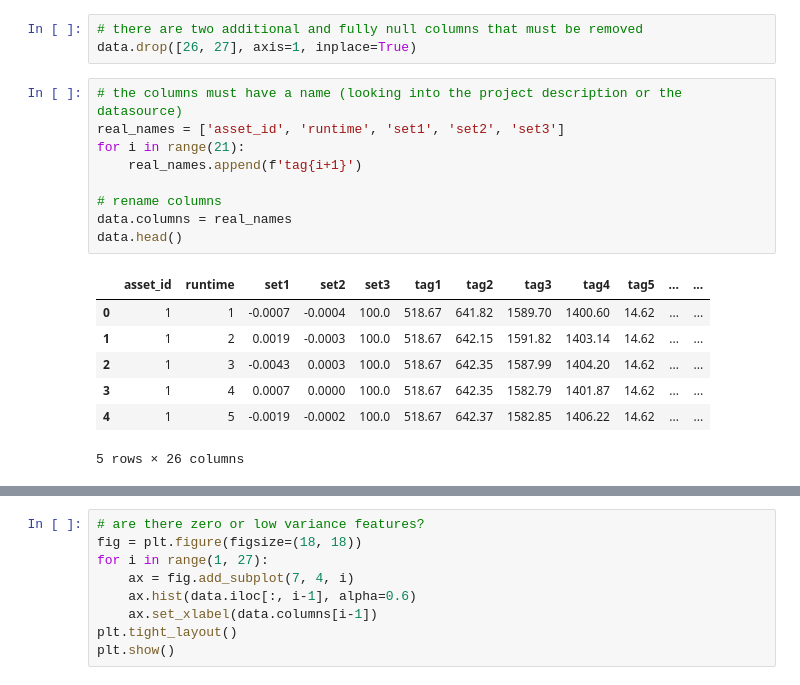
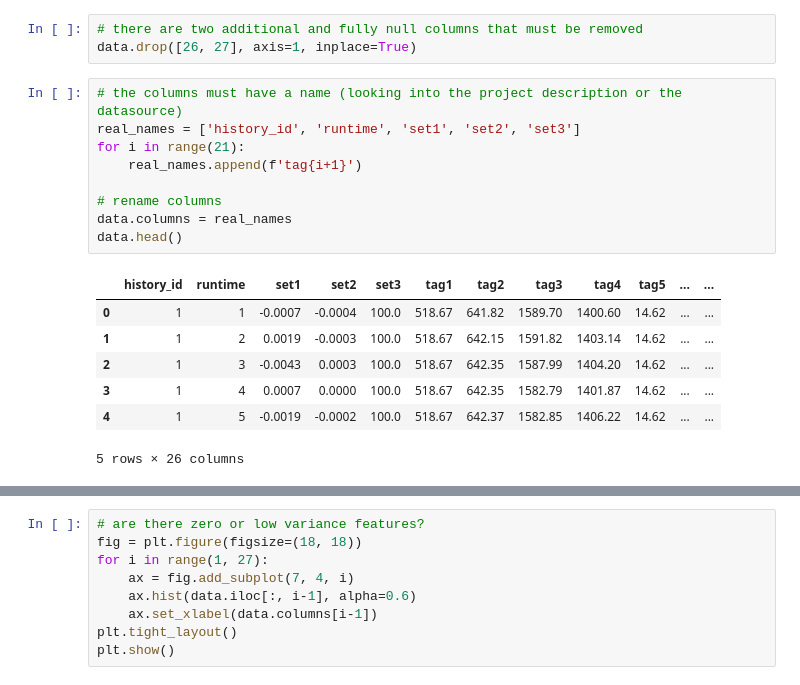
Before and after one commit to IAugustoMZ/minicourse_UNILA, a Jupyter notebook: analysis/0_exploratory_data_analysis/0_data_quality_check.ipynb, the cells around one changed output, grey strips where cells are left out. Cells and saved outputs as stored; diff of their text form.

```diff
--- a/analysis/0_exploratory_data_analysis/0_data_quality_check.ipynb
+++ b/analysis/0_exploratory_data_analysis/0_data_quality_check.ipynb
@@ -34,15 +34,15 @@ data.head()
 data.drop([26, 27], axis=1, inplace=True)
 # %%
 # the columns must have a name (looking into the project description or the datasource)
-real_names = ['asset_id', 'runtime', 'set1', 'set2', 'set3']
+real_names = ['history_id', 'runtime', 'set1', 'set2', 'set3']
 for i in range(21):
     real_names.append(f'tag{i+1}')
 
 # rename columns
 data.columns = real_names
 data.head()
 # %% [output]
-|  | asset_id | runtime | set1 | set2 | set3 | tag1 | tag2 | tag3 | tag4 | tag5 | ... | ... |
+|  | history_id | runtime | set1 | set2 | set3 | tag1 | tag2 | tag3 | tag4 | tag5 | ... | ... |
 | 0 | 1 | 1 | -0.0007 | -0.0004 | 100.0 | 518.67 | 641.82 | 1589.70 | 1400.60 | 14.62 | ... | ... |
 | 1 | 1 | 2 | 0.0019 | -0.0003 | 100.0 | 518.67 | 642.15 | 1591.82 | 1403.14 | 14.62 | ... | ... |
 | 2 | 1 | 3 | -0.0043 | 0.0003 | 100.0 | 518.67 | 642.35 | 1587.99 | 1404.20 | 14.62 | ... | ... |
```
Also changed, not shown: parts of 5 cells of this notebook, 10 other files.
